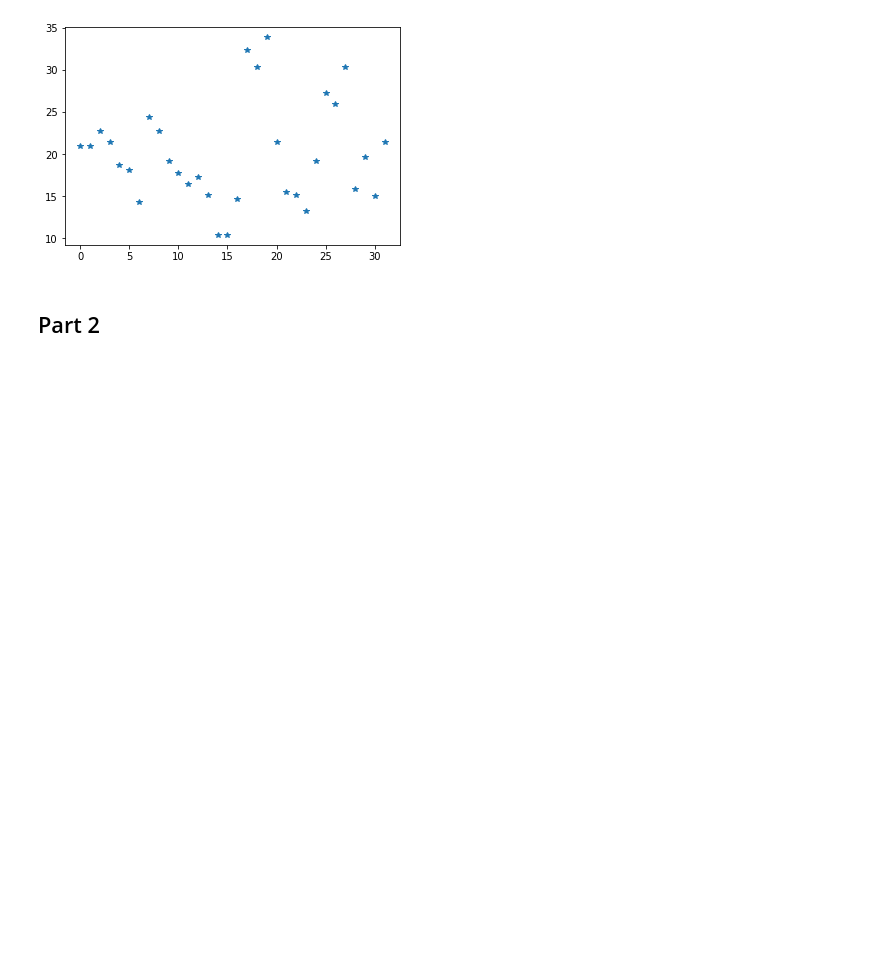
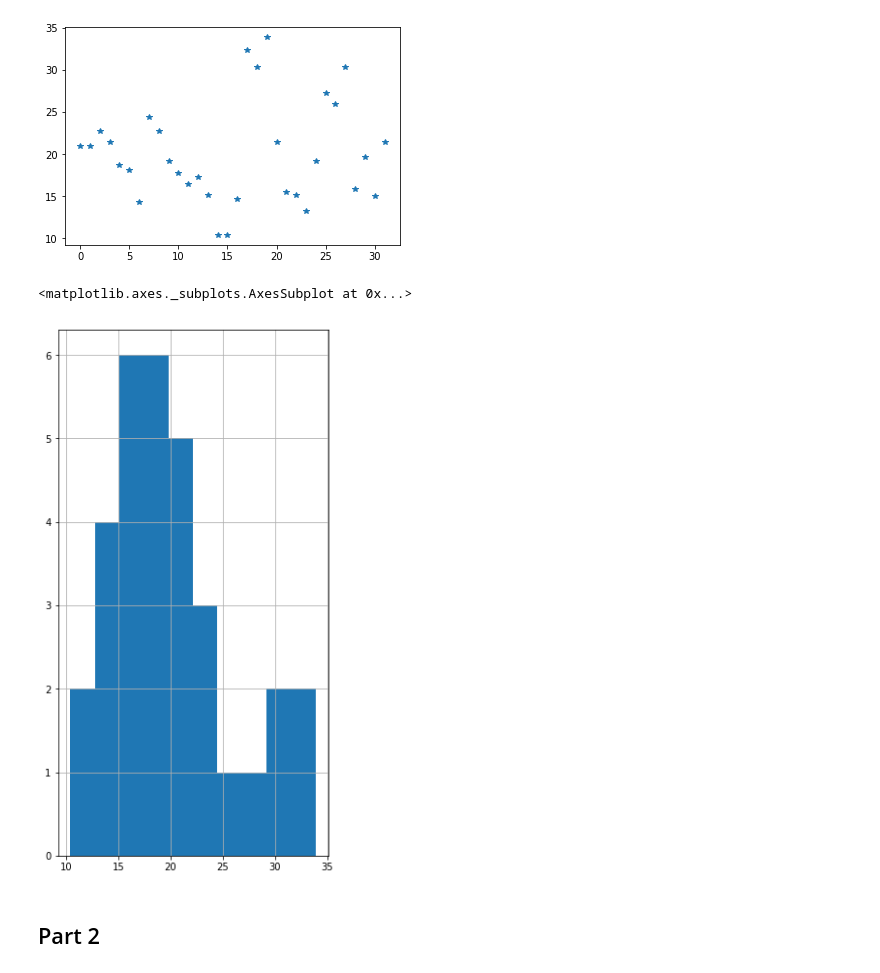
Before and after one commit to GreatLearningAIML1/delhi-may19-batch-pawanmanwal, a Jupyter notebook: R1_Lab_Internal_Questions_.ipynb, the cells around one changed output. Cells and saved outputs as stored; diff of their text form; code cells hidden in the pictures; blank space fills up the shorter version.

```diff
--- a/R1_Lab_Internal_Questions_.ipynb
+++ b/R1_Lab_Internal_Questions_.ipynb
@@ -758,6 +758,11 @@ plt.plot(mtcars['mpg'],'*')
 # %% [output]
 [<matplotlib.lines.Line2D at 0x...>]
 [figure]
+# %%
+mtcars['mpg'].hist(figsize=(5,10))
+# %% [output]
+<matplotlib.axes._subplots.AxesSubplot at 0x...>
+[figure, added]
 # %% [markdown]
 ## Part 2
 # %% [markdown]
```
